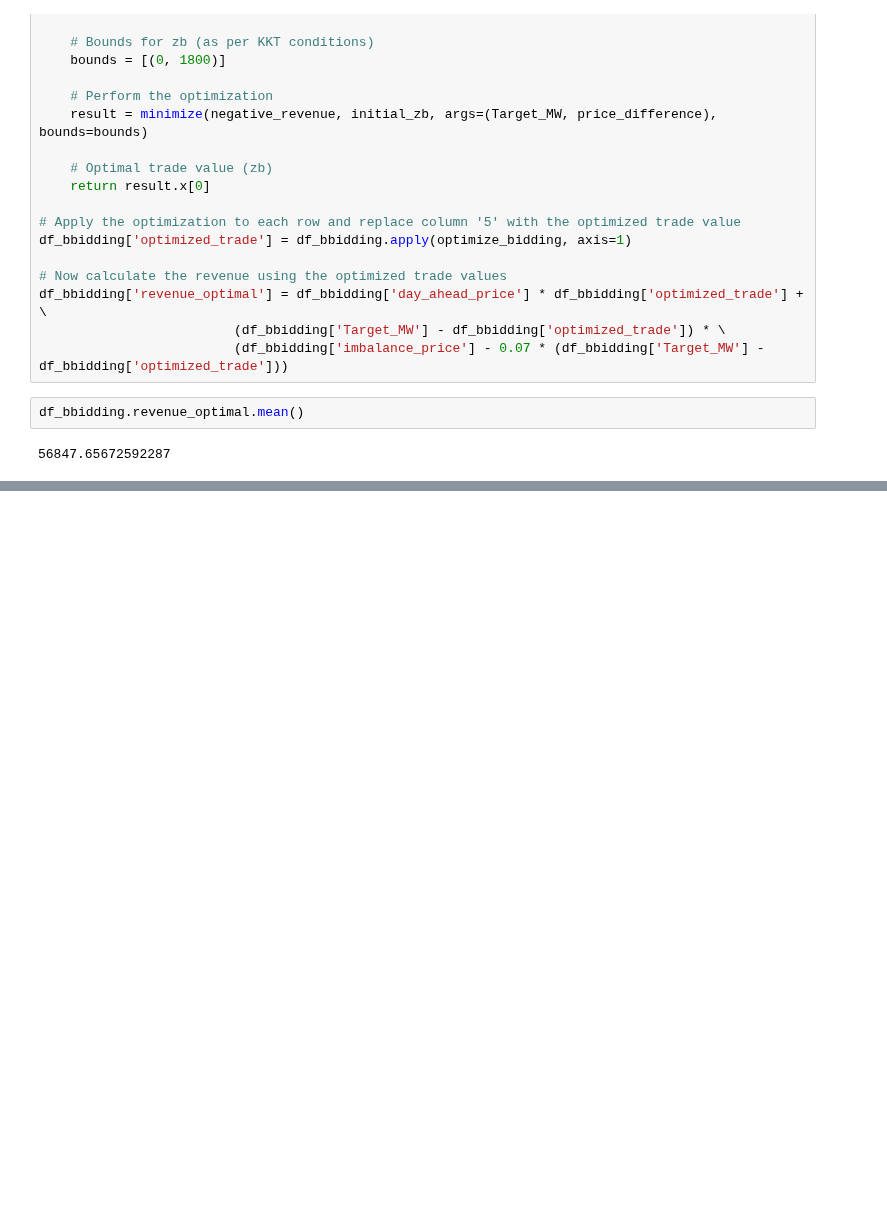
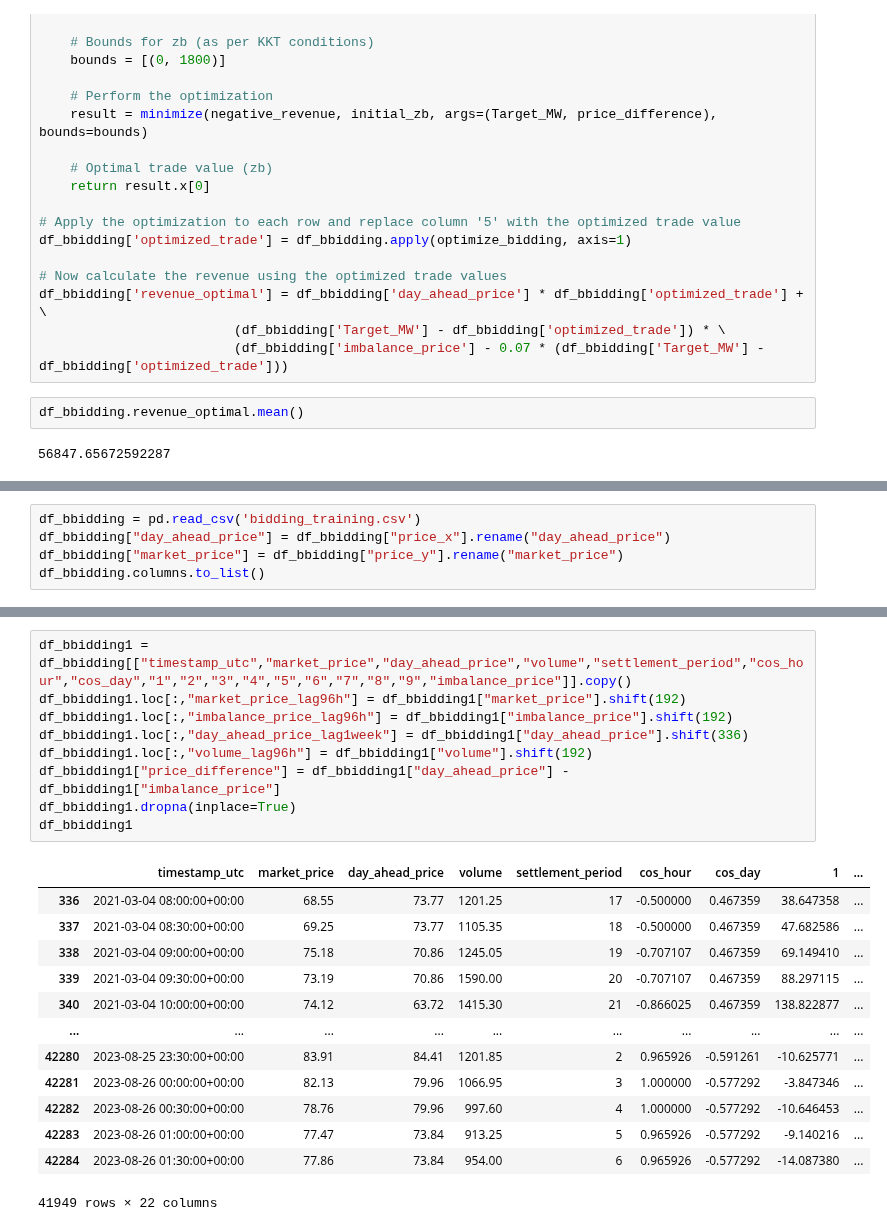
Before and after one commit to P-AEL/Energy_production_price_prediction, a Jupyter notebook: paul_analyse/Bidding_evaluated_on_price_difference.ipynb, the cells around one changed output, grey strips where cells are left out. Cells and saved outputs as stored; diff of their text form; blank space fills up the shorter version.

```diff
--- a/paul_analyse/Bidding_evaluated_on_price_difference.ipynb
+++ b/paul_analyse/Bidding_evaluated_on_price_difference.ipynb
@@ -72,0 +107,5 @@ df_bbidding.revenue_optimal.mean()
+# %%
+df_bbidding = pd.read_csv('bidding_training.csv')
+df_bbidding["day_ahead_price"] = df_bbidding["price_x"].rename("day_ahead_price")
+df_bbidding["market_price"] = df_bbidding["price_y"].rename("market_price")
+df_bbidding.columns.to_list()
@@ -72,0 +130,23 @@ df_bbidding.revenue_optimal.mean()
+# %%
+df_bbidding1 = df_bbidding[["timestamp_utc","market_price","day_ahead_price","volume","settlement_period","cos_hour","cos_day","1","2","3","4","5","6","7","8","9","imbalance_price"]].copy()
+df_bbidding1.loc[:,"market_price_lag96h"] = df_bbidding1["market_price"].shift(192)
+df_bbidding1.loc[:,"imbalance_price_lag96h"] = df_bbidding1["imbalance_price"].shift(192)
+df_bbidding1.loc[:,"day_ahead_price_lag1week"] = df_bbidding1["day_ahead_price"].shift(336)
+df_bbidding1.loc[:,"volume_lag96h"] = df_bbidding1["volume"].shift(192)
+df_bbidding1["price_difference"] = df_bbidding1["day_ahead_price"] - df_bbidding1["imbalance_price"]
+df_bbidding1.dropna(inplace=True)
+df_bbidding1
+# %% [output]
+|  | timestamp_utc | market_price | day_ahead_price | volume | settlement_period | cos_hour | cos_day | 1 | ... |
+| 336 | 2021-03-04 08:00:00+00:00 | 68.55 | 73.77 | 1201.25 | 17 | -0.500000 | 0.467359 | 38.647358 | ... |
+| 337 | 2021-03-04 08:30:00+00:00 | 69.25 | 73.77 | 1105.35 | 18 | -0.500000 | 0.467359 | 47.682586 | ... |
+| 338 | 2021-03-04 09:00:00+00:00 | 75.18 | 70.86 | 1245.05 | 19 | -0.707107 | 0.467359 | 69.149410 | ... |
+| 339 | 2021-03-04 09:30:00+00:00 | 73.19 | 70.86 | 1590.00 | 20 | -0.707107 | 0.467359 | 88.297115 | ... |
+| 340 | 2021-03-04 10:00:00+00:00 | 74.12 | 63.72 | 1415.30 | 21 | -0.866025 | 0.467359 | 138.822877 | ... |
+| ... | ... | ... | ... | ... | ... | ... | ... | ... | ... |
+| 42280 | 2023-08-25 23:30:00+00:00 | 83.91 | 84.41 | 1201.85 | 2 | 0.965926 | -0.591261 | -10.625771 | ... |
+| 42281 | 2023-08-26 00:00:00+00:00 | 82.13 | 79.96 | 1066.95 | 3 | 1.000000 | -0.577292 | -3.847346 | ... |
+| 42282 | 2023-08-26 00:30:00+00:00 | 78.76 | 79.96 | 997.60 | 4 | 1.000000 | -0.577292 | -10.646453 | ... |
+| 42283 | 2023-08-26 01:00:00+00:00 | 77.47 | 73.84 | 913.25 | 5 | 0.965926 | -0.577292 | -9.140216 | ... |
+| 42284 | 2023-08-26 01:30:00+00:00 | 77.86 | 73.84 | 954.00 | 6 | 0.965926 | -0.577292 | -14.087380 | ... |
+41949 rows × 22 columns
```
Also changed, not shown: parts of 21 cells of this notebook, 3 other files.
